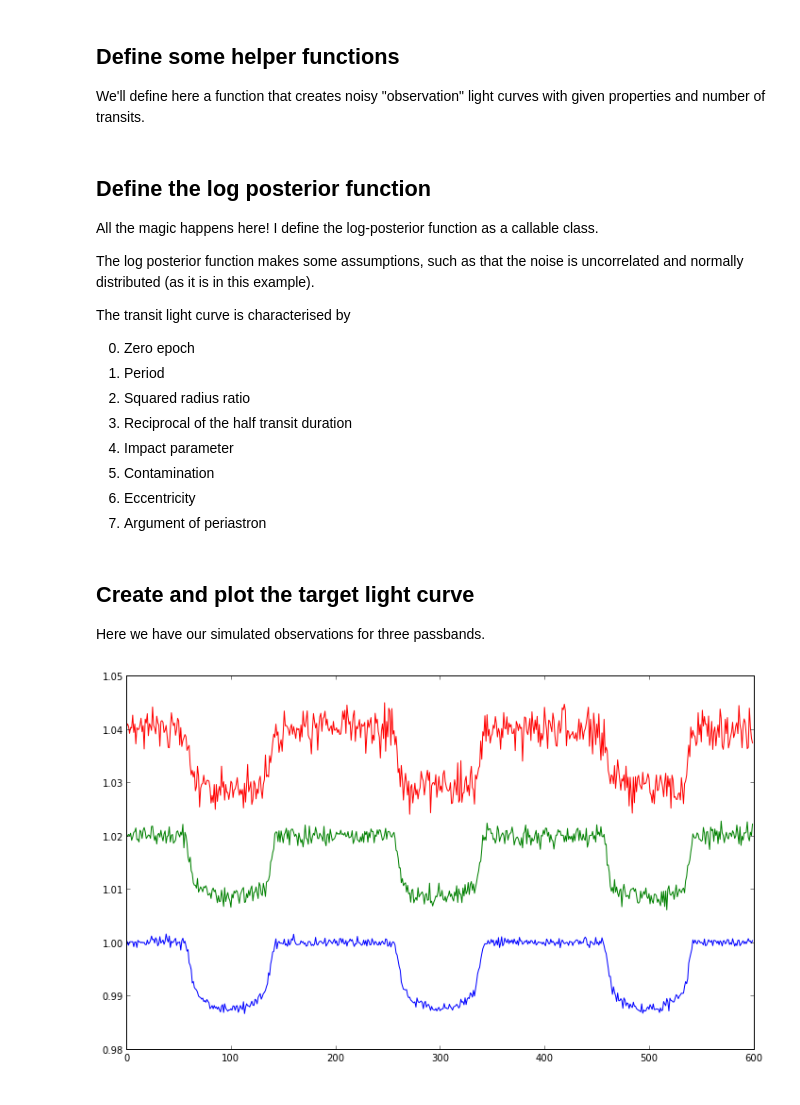
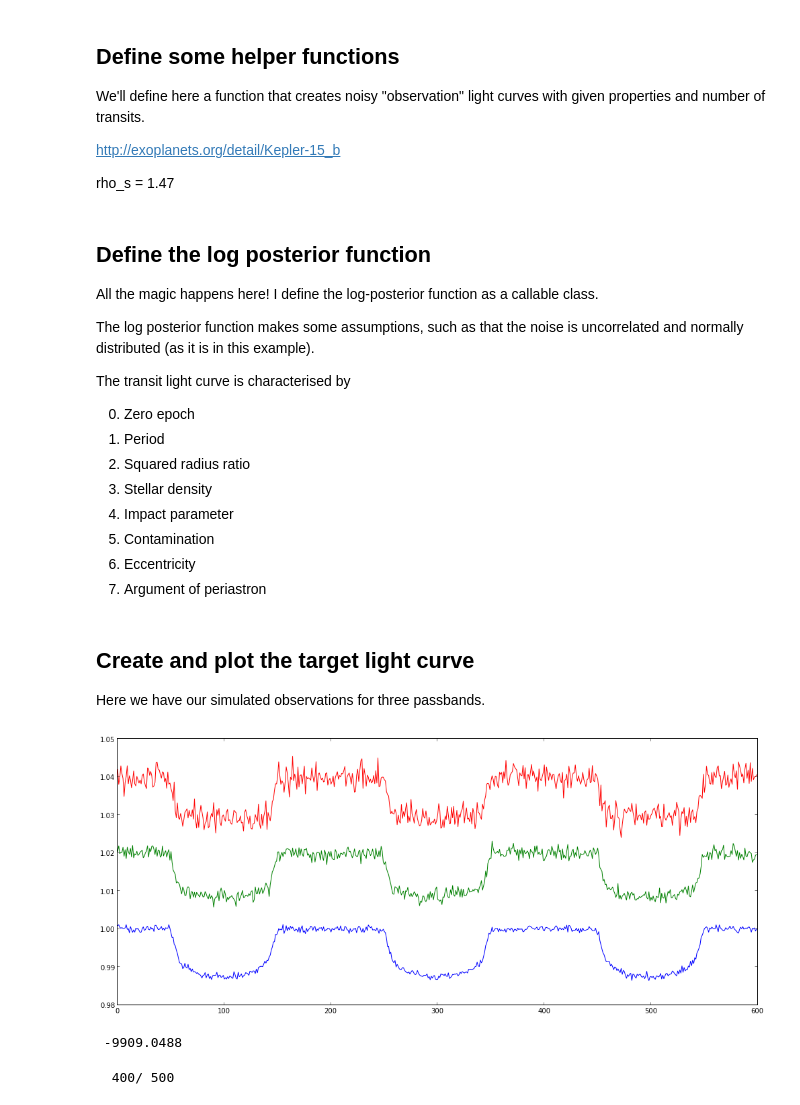
Before and after one commit to hpparvi/PyTransit, a Jupyter notebook: notebooks/PyTransit_Example_2.ipynb, the cells around one changed output. Cells and saved outputs as stored; diff of their text form; code cells hidden in the pictures.

```diff
--- a/notebooks/PyTransit_Example_2.ipynb
+++ b/notebooks/PyTransit_Example_2.ipynb
@@ -42,10 +35,15 @@ Define some helper functions
 ----------------------------
 
 We'll define here a function that creates noisy "observation" light curves with given properties and number of transits.
+
+http://exoplanets.org/detail/Kepler-15_b
+
+rho_s = 1.47
 # %%
-def create_target_lc(k=0.1, t0=1, p=4, a=8, i=0.5*np.pi, e=0.01, w=0.5, u=[0.5,0.2, 0.35,0.1, 0.20,0.0], nt=3, nstd=0.001, npt=500):
-    time = (np.tile(np.linspace(0.8,1.2,npt), (nt,1)) + (np.arange(nt)*p)[:,np.newaxis]).ravel()
-    flux = Gimenez()(of.z_eccentric(time, t0, p, a, i, e, w, nthreads=0), k, u)
+def create_target_lc(k=0.1, t0=1, p=5.0, a=12.8, i=0.5*np.pi, e=0.14, w=radians(290),
+                     u=[0.5,0.2, 0.35,0.1, 0.20,0.0], nt=3, nstd=0.001, npt=500):
+    time = (np.tile(np.linspace(0.85,1.15,npt), (nt,1)) + (np.arange(nt)*p)[:,np.newaxis]).ravel()
+    flux = Gimenez().evaluate(time, k, u, t0, p, a, i, e, w)
     return time, flux + np.random.normal(0, nstd, size=flux.shape)
 # %% [markdown]
 Define the log posterior function
@@ -60,7 +58,7 @@ The transit light curve is characterised by
 0. Zero epoch
 1. Period
 2. Squared radius ratio
-3. Reciprocal of the half transit duration
+3. Stellar density
 4. Impact parameter
 5. Contamination
 6. Eccentricity
@@ -170,11 +162,11 @@ Here we have our simulated observations for three passbands.
 # %%
 time, flux = create_target_lc(nstd=[0.0005, 0.001, 0.002], npt=200)
 
-fig_t1, ax_t1 = pl.subplots(1,1, figsize=(10,6))
+fig_t1, ax_t1 = subplots(1,1, figsize=(14,6))
 ax_t1.plot(flux+np.arange(flux.shape[1])*0.02)
-pl.setp(ax_t1, xlim=(0,flux.shape[0]))
+setp(ax_t1, xlim=(0,flux.shape[0]))
 fig_t1.tight_layout()
 # %% [output]
-[figure, old version]
+[figure, new version]
 # %%
 lpfun = LPFunction(time, flux, {})
@@ -187,0 +174,14 @@ res_mc = sampler.run_mcmc(res_de.population, 500)
+# %%
+for i, de_res in enumerate(de(400)):
+    sys.stdout.write('\r {:10.4f}'.format(de.minimum_value))
+# %% [output]
+ -9909.0488
+# %%
+sampler = EnsembleSampler(200, lpfun.ps.ndim, lpfun)
+
+nsteps = 500
+
+for i,res_mc in enumerate(sampler.sample(de.population, iterations=nsteps, thin=10)):
+    sys.stdout.write('\r {:4d}/{:4d}'.format(i+1, nsteps))
+# %% [output]
+  400/ 500
```
Also changed, not shown: parts of 14 cells of this notebook, 1 other file.
